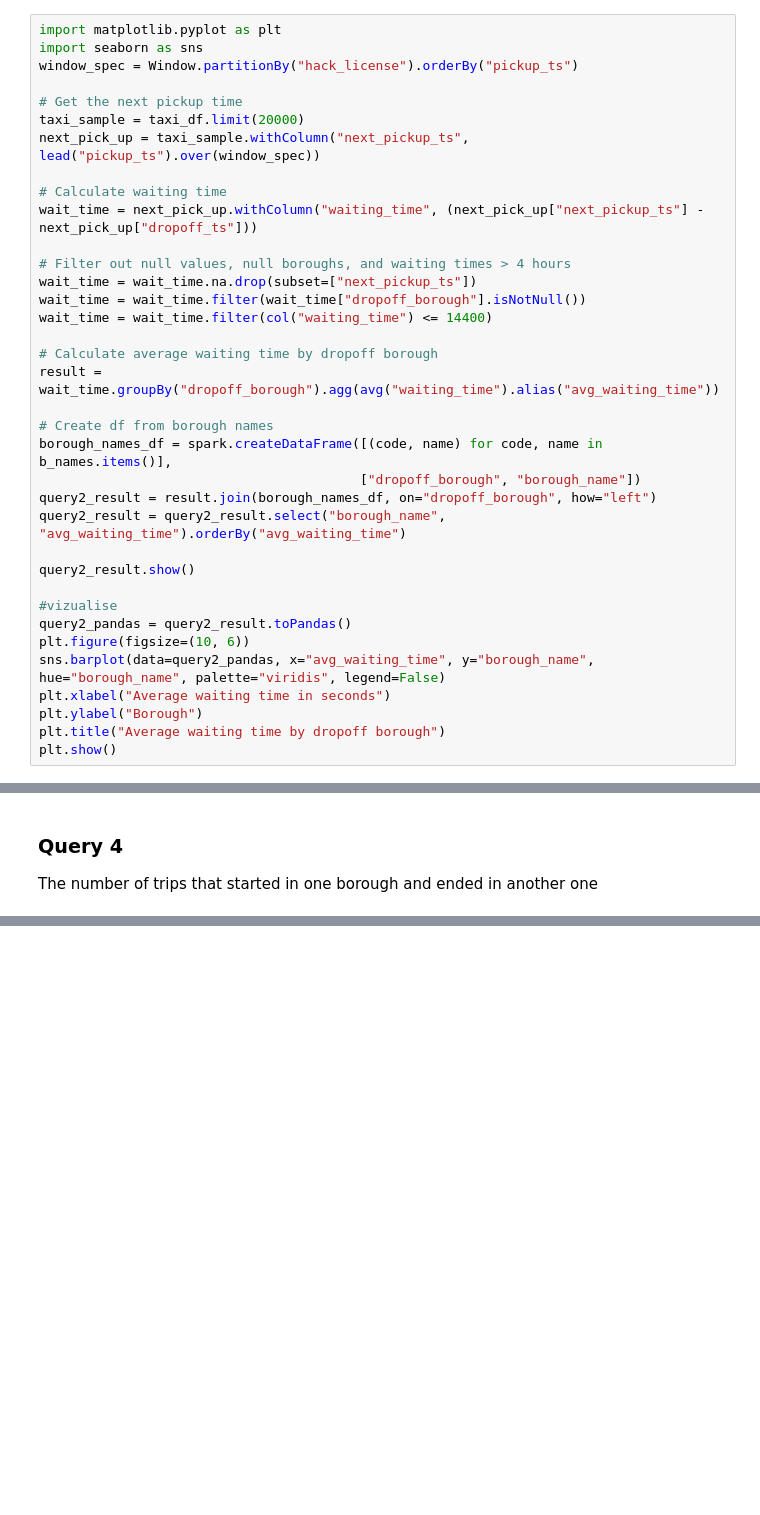
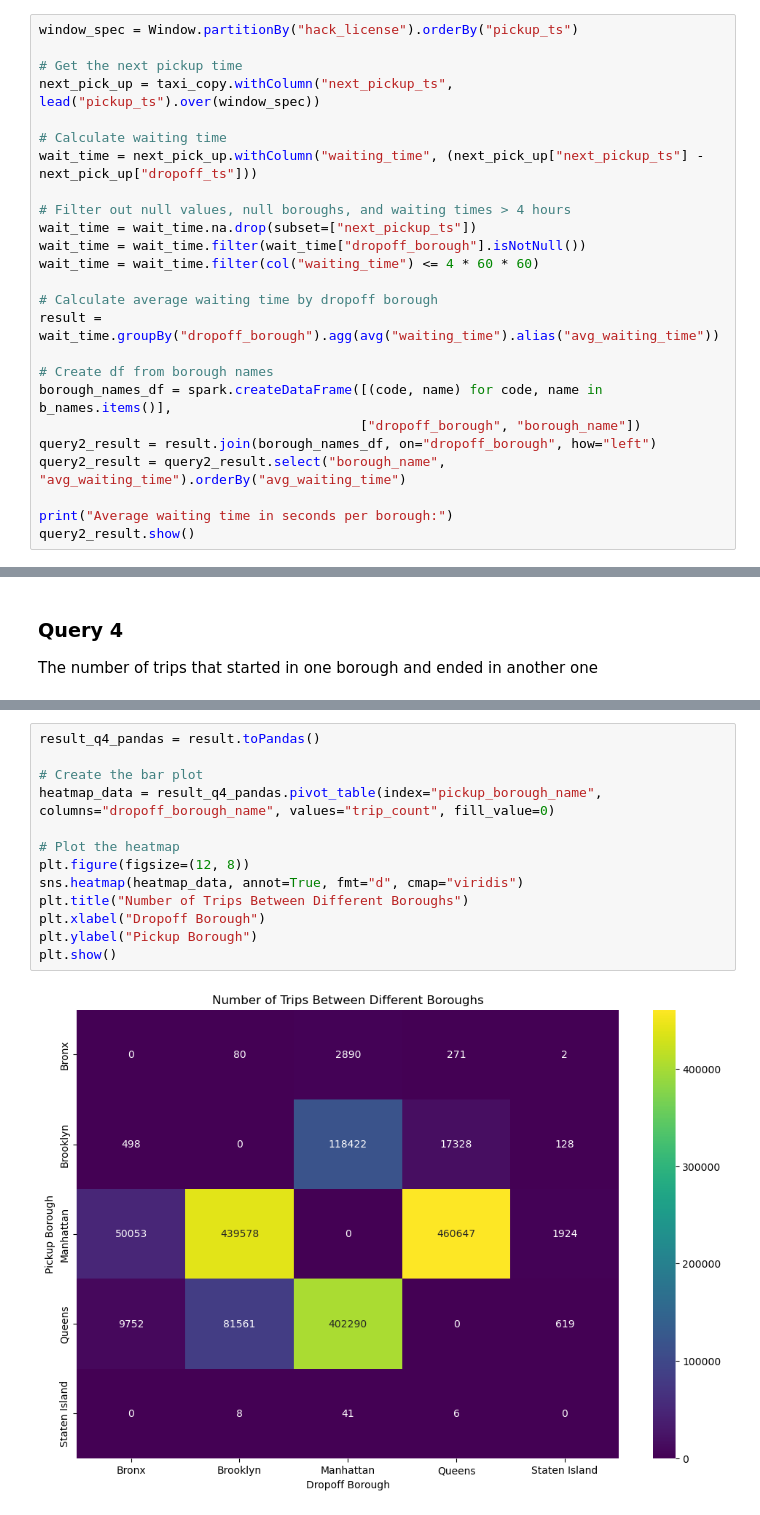
Before and after one commit to pirjo2/bdm-projects, a Jupyter notebook: Project_1/P1.ipynb, the cells around one changed output, grey strips where cells are left out. Cells and saved outputs as stored; diff of their text form; blank space fills up the shorter version.

```diff
--- a/Project_1/P1.ipynb
+++ b/Project_1/P1.ipynb
@@ -199,13 +226,10 @@ DataFrame[hack_license: string, pickup_latitude: double, pickup_longitude: doubl
 ### Query 2
 The average time it takes for a taxi to find its next fare(trip) per destination borough
 # %%
-import matplotlib.pyplot as plt
-import seaborn as sns
 window_spec = Window.partitionBy("hack_license").orderBy("pickup_ts")
 
 # Get the next pickup time
-taxi_sample = taxi_df.limit(20000)
-next_pick_up = taxi_sample.withColumn("next_pickup_ts", lead("pickup_ts").over(window_spec))
+next_pick_up = taxi_copy.withColumn("next_pickup_ts", lead("pickup_ts").over(window_spec))
 
 # Calculate waiting time
 wait_time = next_pick_up.withColumn("waiting_time", (next_pick_up["next_pickup_ts"] - next_pick_up["dropoff_ts"]))
@@ -213,7 +237,7 @@ wait_time = next_pick_up.withColumn("waiting_time", (next_pick_up["next_pickup_t
 # Filter out null values, null boroughs, and waiting times > 4 hours
 wait_time = wait_time.na.drop(subset=["next_pickup_ts"])
 wait_time = wait_time.filter(wait_time["dropoff_borough"].isNotNull())
-wait_time = wait_time.filter(col("waiting_time") <= 14400)
+wait_time = wait_time.filter(col("waiting_time") <= 4 * 60 * 60)
 
 # Calculate average waiting time by dropoff borough
 result = wait_time.groupBy("dropoff_borough").agg(avg("waiting_time").alias("avg_waiting_time"))
@@ -224,14 +248,6 @@ borough_names_df = spark.createDataFrame([(code, name) for code, name in b_names
 query2_result = result.join(borough_names_df, on="dropoff_borough", how="left")
 query2_result = query2_result.select("borough_name", "avg_waiting_time").orderBy("avg_waiting_time")
 
+print("Average waiting time in seconds per borough:")
 query2_result.show()
-
-#vizualise
-query2_pandas = query2_result.toPandas()
-plt.figure(figsize=(10, 6))
-sns.barplot(data=query2_pandas, x="avg_waiting_time", y="borough_name", hue="borough_name", palette="viridis", legend=False)
-plt.xlabel("Average waiting time in seconds")
-plt.ylabel("Borough")
-plt.title("Average waiting time by dropoff borough")
-plt.show()
 # %% [output]
@@ -302,0 +370,15 @@ print(sumOfTripsBoroughDifferent)
+# %%
+result_q4_pandas = result.toPandas()
+
+# Create the bar plot
+heatmap_data = result_q4_pandas.pivot_table(index="pickup_borough_name", columns="dropoff_borough_name", values="trip_count", fill_value=0)
+
+# Plot the heatmap
+plt.figure(figsize=(12, 8))
+sns.heatmap(heatmap_data, annot=True, fmt="d", cmap="viridis")
+plt.title("Number of Trips Between Different Boroughs")
+plt.xlabel("Dropoff Borough")
+plt.ylabel("Pickup Borough")
+plt.show()
+# %% [output]
+[figure, added]
```
Also changed, not shown: parts of 9 cells of this notebook.
